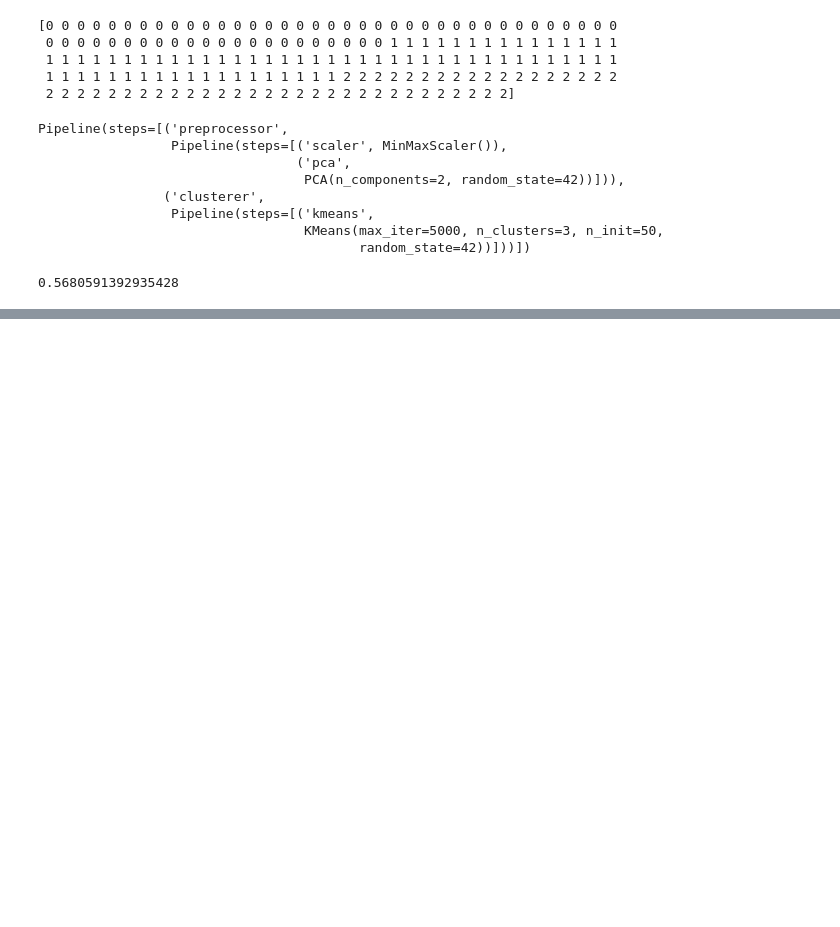
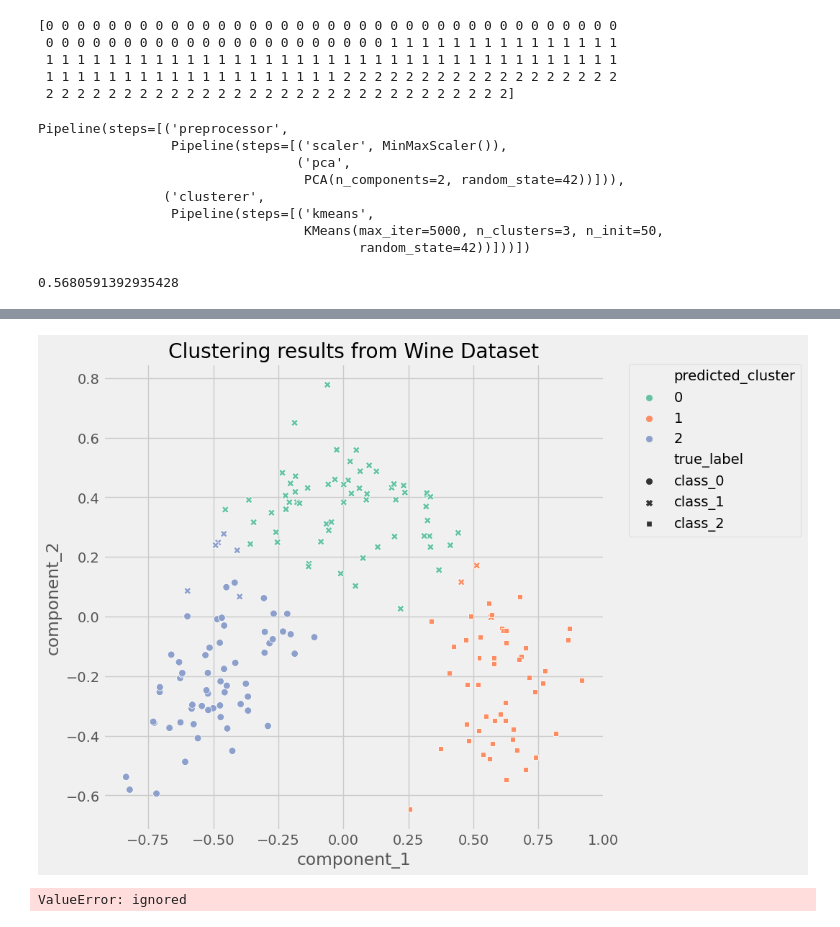
Before and after one commit to RDLL/curso_mineria_de_datos, a Jupyter notebook: Tarea_7.ipynb, the cells around one changed output, grey strips where cells are left out. Saved outputs shown, nothing was run; the diff lists cells and outputs as text; code cells hidden in the pictures; blank space fills up the shorter version.

Commit message:
add group graphic

```diff
--- a/Tarea_7.ipynb
+++ b/Tarea_7.ipynb
@@ -35,2 +45,4 @@ dict_keys(['data', 'target', 'frame', 'target_names', 'DESCR', 'feature_names'])
 # %%
-wine_data = pd.DataFrame(data = wine.data,columns=wine.feature_names)
+wine_data = pd.DataFrame(data = wine.data,columns=wine.feature_names,index=ind)
+data = wine_data.to_numpy()
+wine_data
@@ -39,0 +63,4 @@ data = wine_data.to_numpy()
+# %%
+true_label_names = ind
+label_encoder = LabelEncoder()
+true_labels = label_encoder.fit_transform(true_label_names)
@@ -40,2 +75,2 @@ data = wine_data.to_numpy()
 # %%
-n_clusters = len(wine.target_names)
+n_clusters = len(label_encoder.classes_)
@@ -168,0 +160,7 @@ ValueError: ignored
+# %%
+ari_scores = []
+for n in range(2,13):
+  pipe["preprocessor"]["pca"].n_components = n
+  pipe.fit(data)
+  ari = adjusted_rand_score(true_labels, predicted_labels)
+  ari_scores.append(ari)
@@ -168,0 +201,30 @@ ValueError: ignored
+# %%
+pcadf = pd.DataFrame(
+    pipe["preprocessor"].transform(data),
+    columns=["component_1", "component_2"],
+)
+
+pcadf["predicted_cluster"] = pipe["clusterer"]["kmeans"].labels_
+pcadf["true_label"] = label_encoder.inverse_transform(true_labels)
+
+plt.style.use("fivethirtyeight")
+plt.figure(figsize=(8, 8))
+
+scat = sns.scatterplot(
+    x="component_1",
+    y="component_2",
+    s=50,
+    data=pcadf,
+    hue="predicted_cluster",
+    style="true_label",
+    palette="Set2",
+)
+
+scat.set_title(
+    "Clustering results from Wine Dataset"
+)
+plt.legend(bbox_to_anchor=(1.05, 1), loc=2, borderaxespad=0.0)
+
+plt.show()
+# %% [output]
+[figure, added]
@@ -168,0 +233,4 @@ ValueError: ignored
+# %%
+cf_matrix = confusion_matrix(data,X_train)
+# %% [output]
+ValueError: ignored
```
Also changed, not shown: parts of 16 cells of this notebook.
